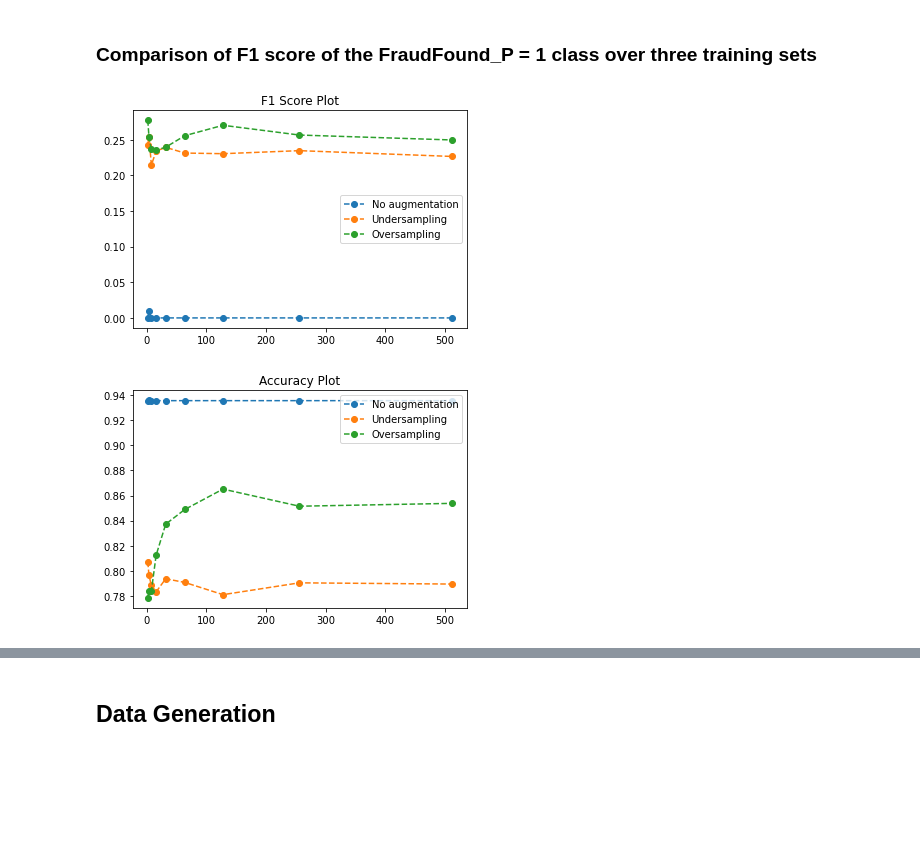
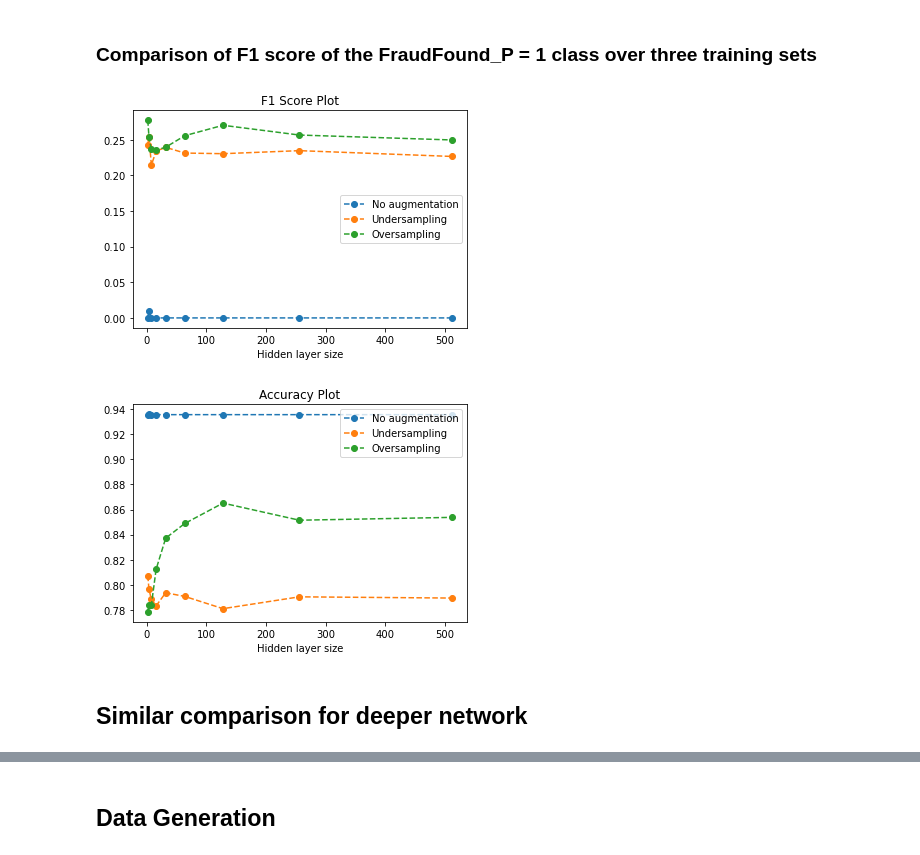
Before and after one commit to azywot/Mushroom-Classifier, a Jupyter notebook: dl_modelling/pca_nn.ipynb, the cells around one changed output, grey strips where cells are left out. Cells and saved outputs as stored; diff of their text form; code cells hidden in the pictures; blank space fills up the shorter version.

```diff
--- a/dl_modelling/pca_nn.ipynb
+++ b/dl_modelling/pca_nn.ipynb
@@ -63,47 +63,54 @@ oversampled_labels = np.concatenate(
 )
 # %% [markdown]
 ## Gather data from train-test sessions over enlarged, shrunk and base training sets
+# %%
+def save_scores(predicted: np.array, actual: np.array, f1_scores: list, accuracy: list) -> None:
+    f1_scores.append(f1_score(actual, predicted))
+    accuracy.append(accuracy_score(actual, predicted))
+
+under = (undersampled, undersampled_labels)
+over = (oversampled, oversampled_labels)
+base = (X_train, y_train)
+test = (X_test, y_test)
 # %%
-def save_scores(predicted: np.array, actual: np.array, f1_scores: list, accuracy: list) -> None:
-    f1_scores.append(f1_score(predicted, actual))
-    accuracy.append(accuracy_score(predicted, actual))
-
-under = (undersampled, undersampled_labels)
-over = (oversampled, oversampled_labels)
-base = (X_train, y_train)
-test = (X_test, y_test)
-
-base_f1_scores = []
-under_f1_scores = []
-over_f1_scores = []
-
-base_accuracy = []
-under_accuracy = []
-over_accuracy = []
+shallow_metrics = {
+    "f1": dict(
+        base = [],
+        under = [],
+        over = []
+    ),
+    "accuracy": dict(
+        base = [],
+        under = [],
+        over = []
+    )
+}
 
 sizes = (2, 4, 8, 16, 32, 64, 128, 256, 512)
 for hidden_layer_size in sizes:
     classifier = MLPClassifier(hidden_layer_sizes=(hidden_layer_size, ), alpha=1, max_iter=10_000, random_state=42)
-    for train_set, f1, acc in zip((under, over, base), (under_f1_scores, over_f1_scores, base_f1_scores), (under_accuracy, over_accuracy, base_accuracy)):
+    for train_set, f1, acc in zip((base, under, over), shallow_metrics["f1"].values(), shallow_metrics["accuracy"].values()):
         predicted = train_test(classifier, *train_set, *test)
         save_scores(predicted, y_test, f1, acc)
 # %% [markdown]
 ### Comparison of F1 score of the FraudFound_P = 1 class over three training sets
 # %%
-plt.plot(sizes, base_f1_scores, label="No augmentation", linestyle="--", marker='o')
-plt.plot(sizes, under_f1_scores, label = "Undersampling", linestyle="--", marker='o')
-plt.plot(sizes, over_f1_scores, label="Oversampling", linestyle="--", marker='o')
+for f1, lab in zip(shallow_metrics["f1"].values(), ("No augmentation", "Undersampling", "Oversampling")):
+    plt.plot(sizes, f1, label=lab, linestyle="--", marker='o')
 plt.title("F1 Score Plot")
 plt.legend()
+plt.xlabel("Hidden layer size")
 plt.show()
 # %% [output]
-[figure, old version]
+[figure, new version]
 # %%
-plt.plot(sizes, base_accuracy, label="No augmentation", linestyle="--", marker='o')
-plt.plot(sizes, under_accuracy, label = "Undersampling", linestyle="--", marker='o')
-plt.plot(sizes, over_accuracy, label="Oversampling", linestyle="--", marker='o')
+for acc, lab in zip(shallow_metrics["accuracy"].values(), ("No augmentation", "Undersampling", "Oversampling")):
+    plt.plot(sizes, acc, label=lab, linestyle="--", marker='o')
 plt.title("Accuracy Plot")
+plt.xlabel("Hidden layer size")
 plt.legend()
 plt.show()
 # %% [output]
-[figure, old version]
+[figure, new version]
+# %% [markdown]
+## Similar comparison for deeper network
```
Also changed, not shown: parts of 27 cells of this notebook, 5 other files.
